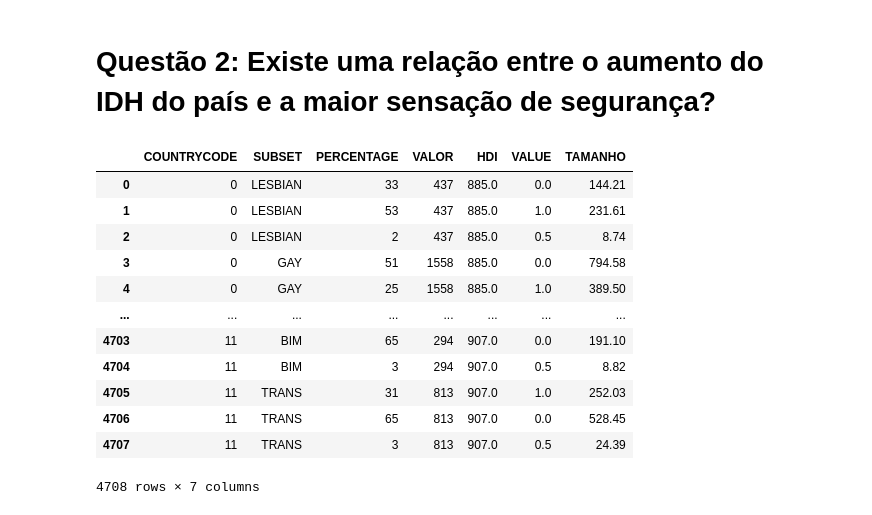
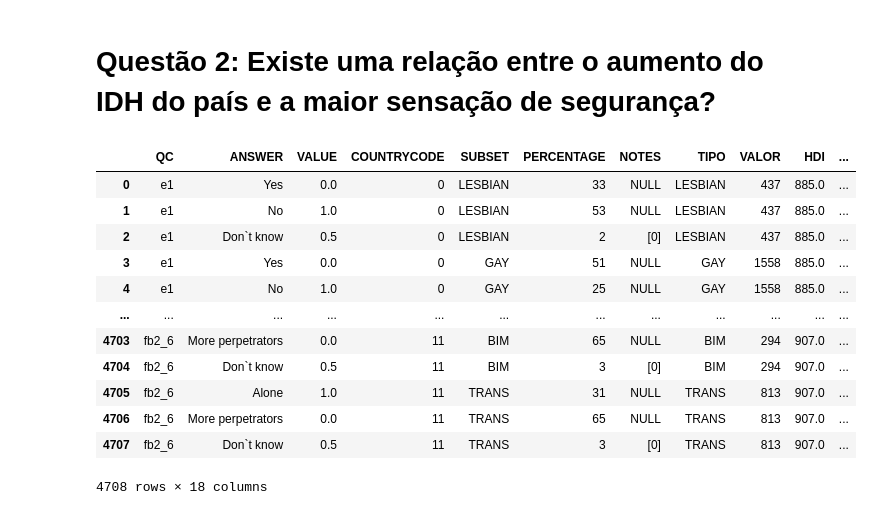
Before and after one commit to FranciscoNevesT/Trabalho-ICD, a Jupyter notebook: Francisco.ipynb, the cells around one changed output. Cells and saved outputs as stored; diff of their text form; code cells hidden in the pictures.

```diff
--- a/Francisco.ipynb
+++ b/Francisco.ipynb
@@ -60,26 +110,27 @@ def gerarB(selecionados,df,n_size=500):
 # Questão 2: Existe uma relação entre o aumento do IDH do país e a maior sensação de segurança?
 # %%
 query = """
-Select COUNTRYCODE,SUBSET,PERCENTAGE,VALOR,HDI,VALUE
-From PESOS NATURAL JOIN ANSWERS NATURAL JOIN SIZE NATURAL JOIN IDH
+Select *
+From PESOS NATURAL JOIN ANSWERS NATURAL JOIN SIZE NATURAL JOIN IDH NATURAL JOIN Country
 WHERE SUBSET == TIPO
 
 """
 
 df = pd.read_sql_query(query,conn)
 df["TAMANHO"] = df["PERCENTAGE"] * df["VALOR"] * 0.01
+df["PESO"] = df["TAMANHO"] * df["VALUE"]
 df
 # %% [output]
-|  | COUNTRYCODE | SUBSET | PERCENTAGE | VALOR | HDI | VALUE | TAMANHO |
-| 0 | 0 | LESBIAN | 33 | 437 | 885.0 | 0.0 | 144.21 |
-| 1 | 0 | LESBIAN | 53 | 437 | 885.0 | 1.0 | 231.61 |
-| 2 | 0 | LESBIAN | 2 | 437 | 885.0 | 0.5 | 8.74 |
-| 3 | 0 | GAY | 51 | 1558 | 885.0 | 0.0 | 794.58 |
-| 4 | 0 | GAY | 25 | 1558 | 885.0 | 1.0 | 389.50 |
-| ... | ... | ... | ... | ... | ... | ... | ... |
-| 4703 | 11 | BIM | 65 | 294 | 907.0 | 0.0 | 191.10 |
-| 4704 | 11 | BIM | 3 | 294 | 907.0 | 0.5 | 8.82 |
-| 4705 | 11 | TRANS | 31 | 813 | 907.0 | 1.0 | 252.03 |
-| 4706 | 11 | TRANS | 65 | 813 | 907.0 | 0.0 | 528.45 |
-| 4707 | 11 | TRANS | 3 | 813 | 907.0 | 0.5 | 24.39 |
+|  | QC | ANSWER | VALUE | COUNTRYCODE | SUBSET | PERCENTAGE | NOTES | TIPO | VALOR | HDI | ... |
+| 0 | e1 | Yes | 0.0 | 0 | LESBIAN | 33 | NULL | LESBIAN | 437 | 885.0 | ... |
+| 1 | e1 | No | 1.0 | 0 | LESBIAN | 53 | NULL | LESBIAN | 437 | 885.0 | ... |
+| 2 | e1 | Don`t know | 0.5 | 0 | LESBIAN | 2 | [0] | LESBIAN | 437 | 885.0 | ... |
+| 3 | e1 | Yes | 0.0 | 0 | GAY | 51 | NULL | GAY | 1558 | 885.0 | ... |
+| 4 | e1 | No | 1.0 | 0 | GAY | 25 | NULL | GAY | 1558 | 885.0 | ... |
+| ... | ... | ... | ... | ... | ... | ... | ... | ... | ... | ... | ... |
+| 4703 | fb2_6 | More perpetrators | 0.0 | 11 | BIM | 65 | NULL | BIM | 294 | 907.0 | ... |
+| 4704 | fb2_6 | Don`t know | 0.5 | 11 | BIM | 3 | [0] | BIM | 294 | 907.0 | ... |
+| 4705 | fb2_6 | Alone | 1.0 | 11 | TRANS | 31 | NULL | TRANS | 813 | 907.0 | ... |
+| 4706 | fb2_6 | More perpetrators | 0.0 | 11 | TRANS | 65 | NULL | TRANS | 813 | 907.0 | ... |
+| 4707 | fb2_6 | Don`t know | 0.5 | 11 | TRANS | 3 | [0] | TRANS | 813 | 907.0 | ... |
-4708 rows × 7 columns
+4708 rows × 18 columns
```
Also changed, not shown: parts of 32 cells of this notebook, 47 other files.
